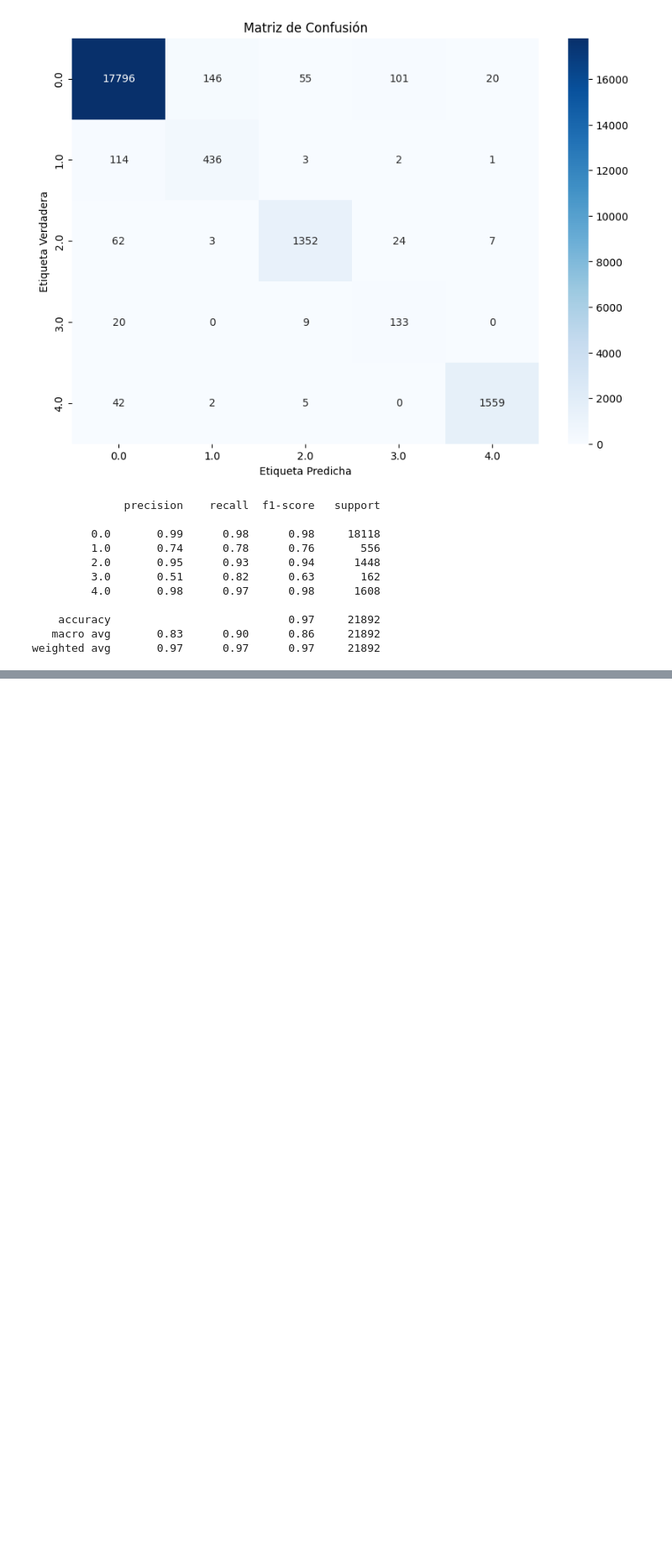
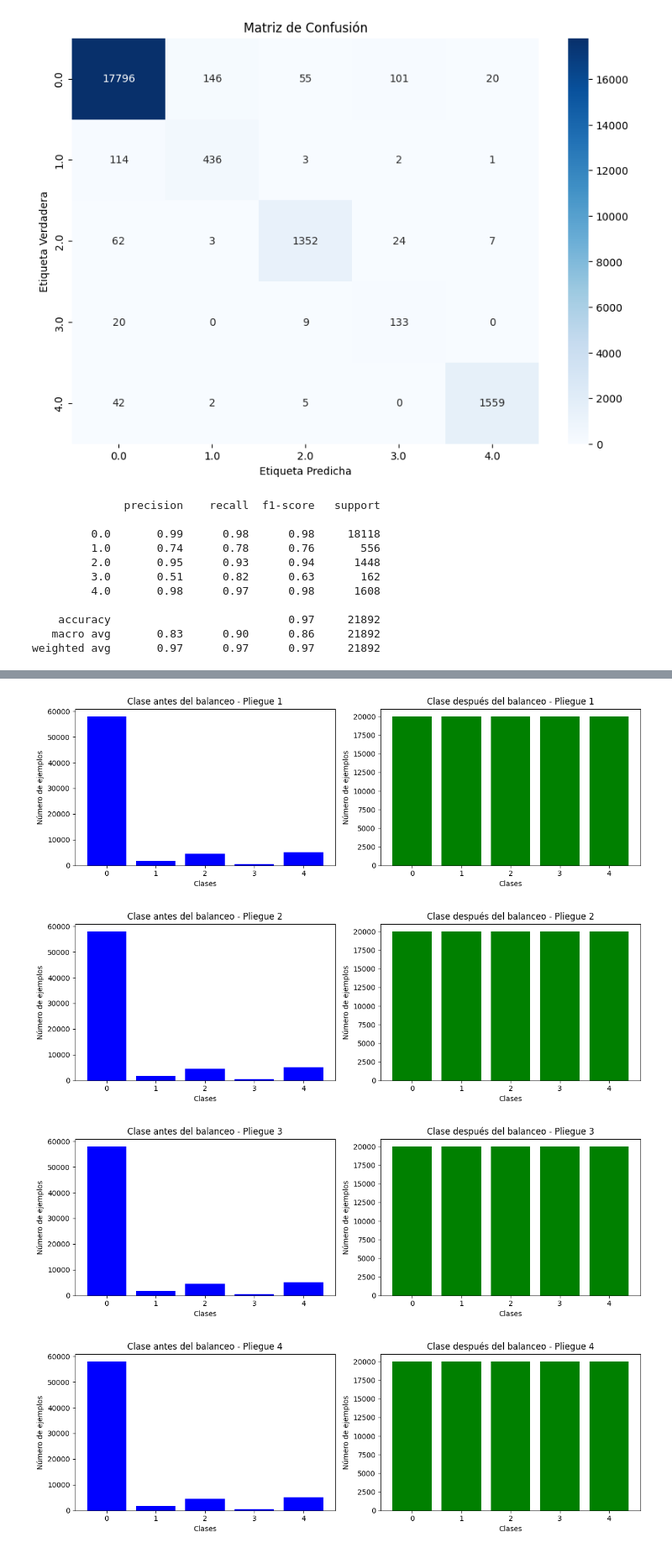
Before and after one commit to RobertoRillo/ecg-analysis, a Jupyter notebook: RETO1_PT2.ipynb, the cells around one changed output, grey strips where cells are left out. Shown: that part at 84% size. Cells and saved outputs as stored; diff of their text form; code cells hidden in the pictures; blank space fills up the shorter version.

Commit message:
mlp red neuronal y graficas

```diff
--- a/RETO1_PT2.ipynb
+++ b/RETO1_PT2.ipynb
@@ -315,0 +436,80 @@ weighted avg       0.97      0.97      0.97     21892
+# %%
+from sklearn.neural_network import MLPClassifier
+from sklearn.model_selection import StratifiedKFold
+from sklearn.metrics import classification_report
+from collections import Counter
+import numpy as np
+from imblearn.over_sampling import SMOTE
+from imblearn.under_sampling import RandomUnderSampler
+
+# Definir el modelo MLP con los mejores hiperparámetros
+mlp_model = MLPClassifier(
+    solver='adam',
+    max_iter=400,
+    learning_rate='adaptive',
+    hidden_layer_sizes=(200,),
+    alpha=0.0001,
+    activation='tanh',
+    random_state=42
+)
+
+# Validación cruzada estratificada (5 pliegues)
+kf = StratifiedKFold(n_splits=5, shuffle=True, random_state=42)
+
+# Para almacenar las predicciones y etiquetas reales
+cv_y_test = []
+cv_y_pred = []
+
+# Realizar validación cruzada
+for i, (train_index, test_index) in enumerate(kf.split(X, y)):
+    # Separar datos de entrenamiento y prueba
+    X_train, X_test = X.iloc[train_index, :], X.iloc[test_index, :]
+    y_train, y_test = y.iloc[train_index], y.iloc[test_index]
+
+    # Aplicar undersampling
+    undersample = RandomUnderSampler(sampling_strategy={0.0: 20000}, random_state=42)
+    X_train_under, y_train_under = undersample.fit_resample(X_train, y_train)
+
+    # Aplicar SMOTE
+    smote = SMOTE(random_state=42)
+    X_train_res, y_train_res = smote.fit_resample(X_train_under, y_train_under)
+
+    counter_before = Counter(y_train)
+    counter_after = Counter(y_train_res)
+
+    # Graficar la distribución de clases antes y después del balanceo
+    fig, ax = plt.subplots(1, 2, figsize=(12, 4))
+    ax[0].bar(counter_before.keys(), counter_before.values(), color='blue')
+    ax[0].set_title(f'Clase antes del balanceo - Pliegue {i+1}')
+    ax[0].set_xlabel('Clases')
+    ax[0].set_ylabel('Número de ejemplos')
+
+    ax[1].bar(counter_after.keys(), counter_after.values(), color='green')
+    ax[1].set_title(f'Clase después del balanceo - Pliegue {i+1}')
+    ax[1].set_xlabel('Clases')
+    ax[1].set_ylabel('Número de ejemplos')
+
+    plt.tight_layout()
+    plt.show()
+
+    # Entrenar el modelo en este pliegue con los hiperparámetros óptimos
+    mlp_model.fit(X_train_res, y_train_res)
+
+    # Predecir sobre el conjunto de prueba
+    y_pred = mlp_model.predict(X_test)
+
+    # Almacenar los resultados para análisis final
+    cv_y_test.append(y_test)
+    cv_y_pred.append(y_pred)
+
+# Unir todas las predicciones y etiquetas verdaderas
+cv_y_test = np.concatenate(cv_y_test)
+cv_y_pred = np.concatenate(cv_y_pred)
+
+# Reportar los resultados de la validación cruzada
+print(classification_report(cv_y_test, cv_y_pred))
+# %% [output]
+[figure, added]
+[figure, added]
+[figure, added]
+[figure, added]
```
Also changed, not shown: parts of 6 cells of this notebook.
